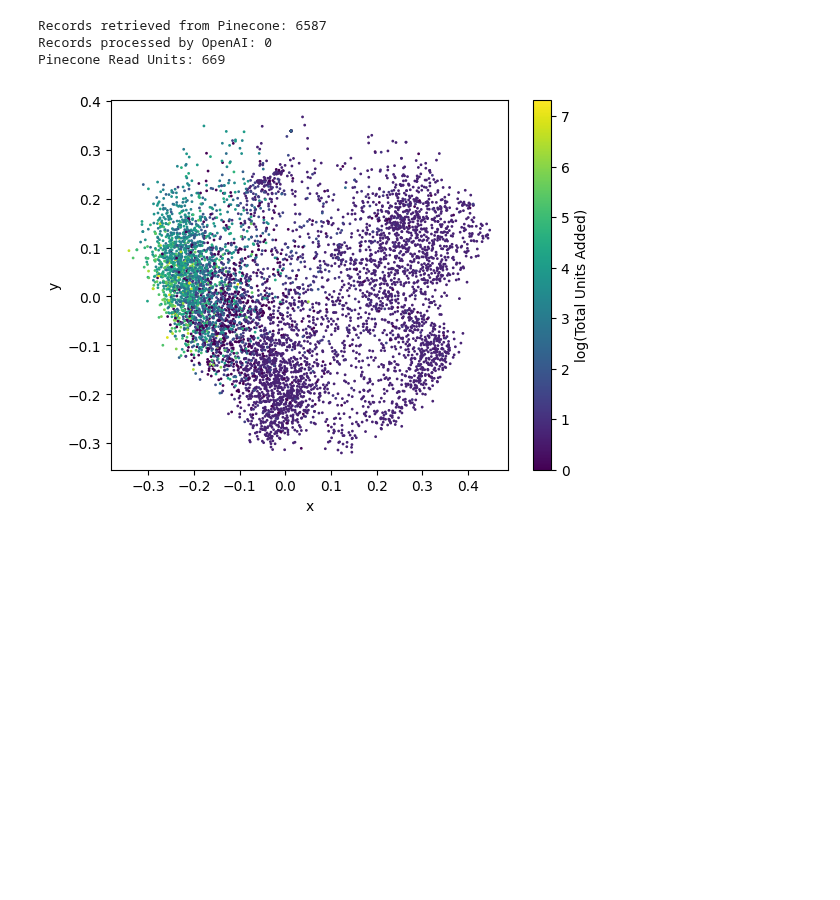
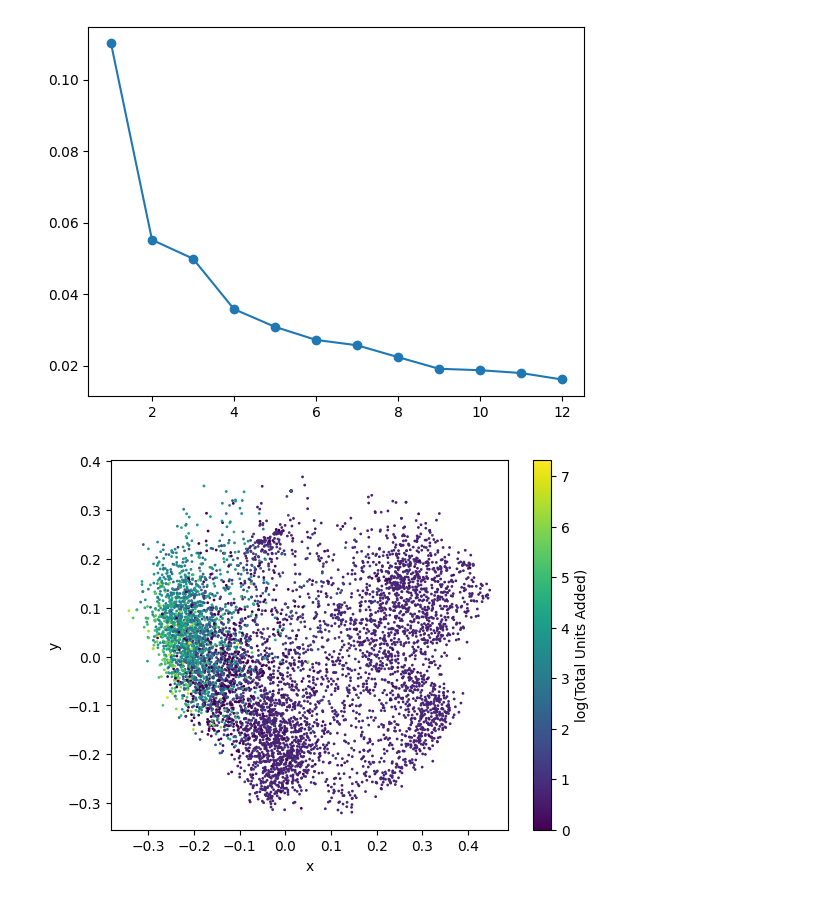
Before and after one commit to ed-kung/lacpc, a Jupyter notebook: src/notebooks/explore_embeddings.ipynb, the cells around one changed output. Saved outputs shown, nothing was run; the diff lists cells and outputs as text; code cells hidden in the pictures; blank space fills up the shorter version.

```diff
--- a/src/notebooks/explore_embeddings.ipynb
+++ b/src/notebooks/explore_embeddings.ipynb
@@ -9,8 +9,15 @@ import yaml
 import time
 import json
 import ast
+import pickle
+import xgboost as xgb
 
 from sklearn.decomposition import PCA
+from sklearn.model_selection import train_test_split
+from sklearn.metrics import accuracy_score, precision_score, recall_score
+from sklearn.pipeline import Pipeline
+from sklearn.compose import ColumnTransformer
+from sklearn.preprocessing import StandardScaler, OneHotEncoder
 
 from matplotlib import pyplot as plt
 
@@ -18,4 +25,7 @@ import api
 import data_tools
 import text_tools
 
+rng = np.random.default_rng(20241025)
+
 namespace = 'la_planning_dept_cases'
+embeddings_filename = 'temp-embeddings-2024-10-25.pkl'
@@ -27,10 +38,18 @@ texts = list(df['text'])
 # %%
-%time embeddings = api.get_embeddings(texts, namespace=namespace)
+if os.path.exists(embeddings_filename):
+    with open(embeddings_filename, 'rb') as f:
+        embeddings = pickle.load(f)
+else:
+    %time embeddings = api.get_embeddings(texts, namespace=namespace)
+    with open(embeddings_filename, 'wb') as f:
+        pickle.dump(embeddings, f)
-# %% [output]
-Records retrieved from Pinecone: 6587
-Records processed by OpenAI: 0
-Pinecone Read Units: 669
 # %%
 X = np.array(embeddings)
 # %%
-pca = PCA(n_components=2)
+# Scree plot to show first 12 principal components
+pca = PCA(n_components=12)
+pca.fit(X)
+plt.plot(np.arange(pca.n_components_)+1, pca.explained_variance_ratio_, 'o-')
+plt.show()
+# %% [output]
+[figure, added]
```
Also changed, not shown: parts of 11 cells of this notebook, 2 other files.
